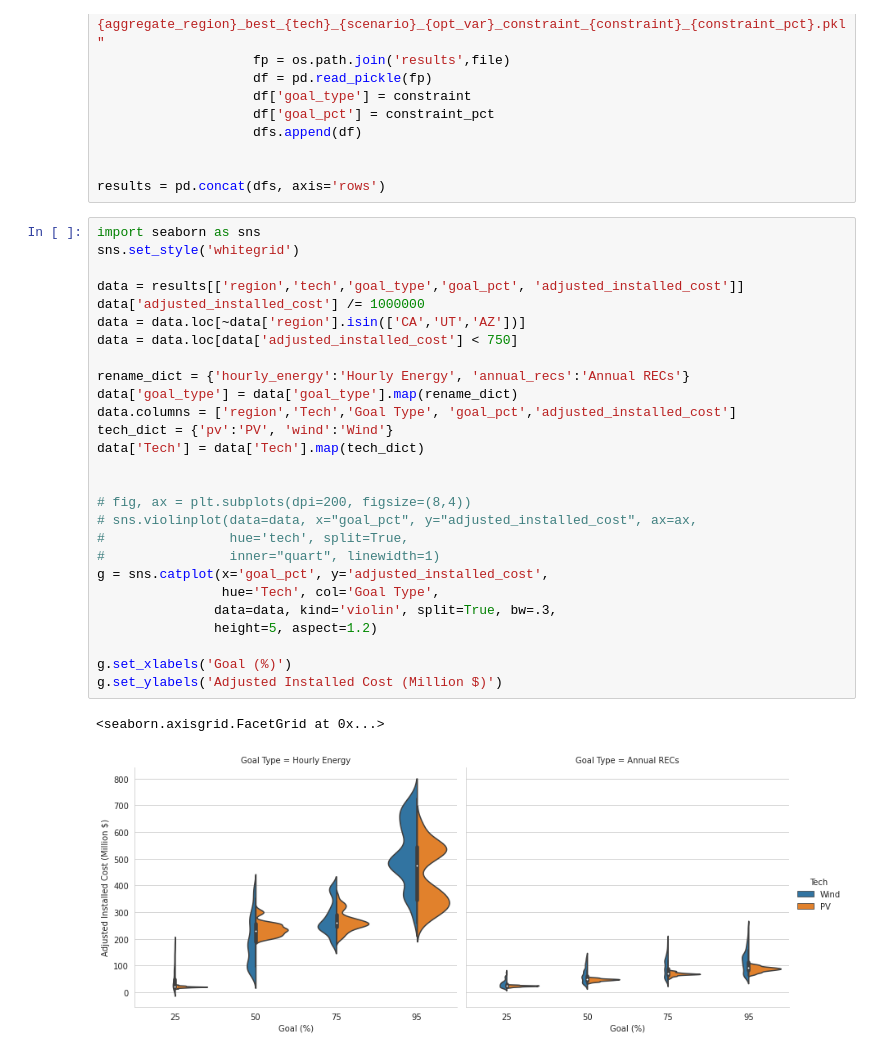
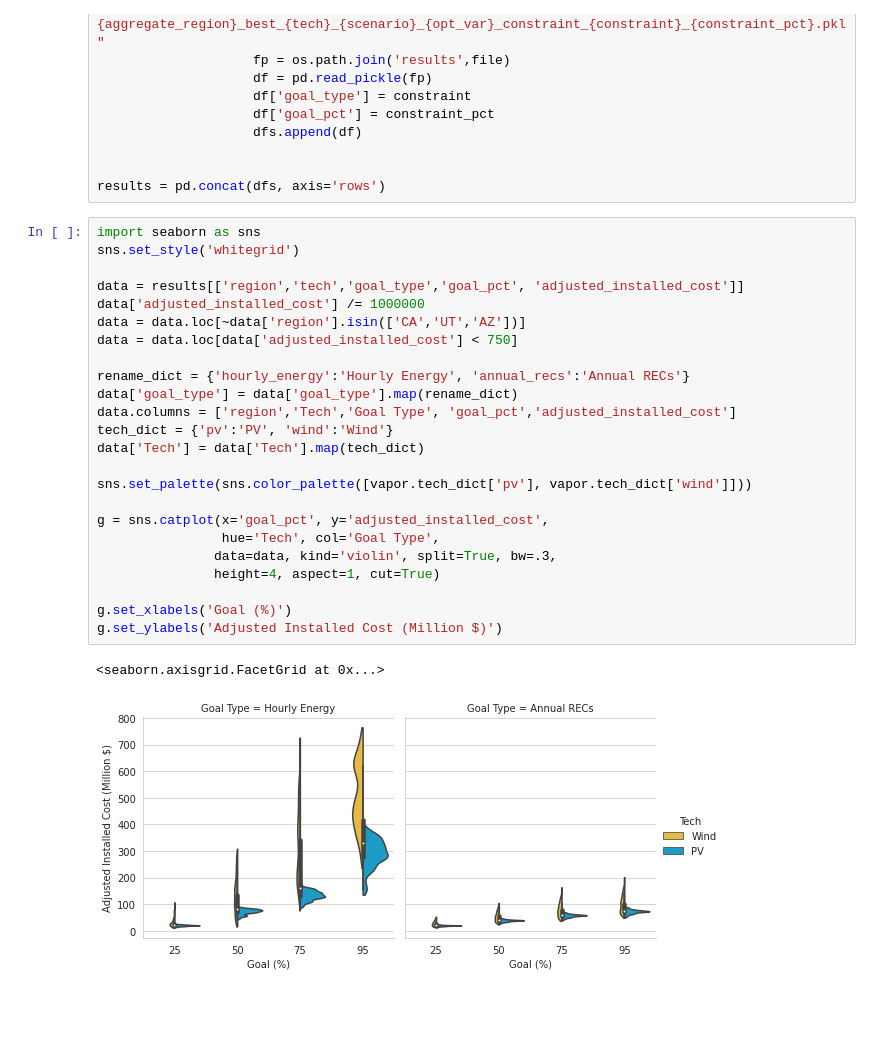
Before and after one commit to NREL/vapor, a Jupyter notebook: notebooks/viz_constraint.ipynb, the cells around one changed output. Cells and saved outputs as stored; diff of their text form; blank space fills up the shorter version.

```diff
--- a/notebooks/viz_constraint.ipynb
+++ b/notebooks/viz_constraint.ipynb
@@ -41,33 +41,30 @@ results = pd.concat(dfs, axis='rows')
 # %%
 import seaborn as sns
 sns.set_style('whitegrid')
 
 data = results[['region','tech','goal_type','goal_pct', 'adjusted_installed_cost']]
 data['adjusted_installed_cost'] /= 1000000
 data = data.loc[~data['region'].isin(['CA','UT','AZ'])]
 data = data.loc[data['adjusted_installed_cost'] < 750]
 
 rename_dict = {'hourly_energy':'Hourly Energy', 'annual_recs':'Annual RECs'}
 data['goal_type'] = data['goal_type'].map(rename_dict)
 data.columns = ['region','Tech','Goal Type', 'goal_pct','adjusted_installed_cost']
 tech_dict = {'pv':'PV', 'wind':'Wind'}
 data['Tech'] = data['Tech'].map(tech_dict)
 
+sns.set_palette(sns.color_palette([vapor.tech_dict['pv'], vapor.tech_dict['wind']]))
 
-# fig, ax = plt.subplots(dpi=200, figsize=(8,4))
-# sns.violinplot(data=data, x="goal_pct", y="adjusted_installed_cost", ax=ax,
-#                hue='tech', split=True,
-#                inner="quart", linewidth=1)
 g = sns.catplot(x='goal_pct', y='adjusted_installed_cost',
                 hue='Tech', col='Goal Type',
                data=data, kind='violin', split=True, bw=.3,
-               height=5, aspect=1.2)
+               height=4, aspect=1, cut=True)
 
 g.set_xlabels('Goal (%)')
 g.set_ylabels('Adjusted Installed Cost (Million $)')
 # %% [output]
 <seaborn.axisgrid.FacetGrid at 0x...>
-[figure, old version]
+[figure, new version]
 # %%
 grouped = results.groupby(['tech','goal_type','goal_pct'], as_index=False)\
                 [['adjusted_installed_cost','annual_energy','marginal_cost_mwh','lifetime_co2_rate_avg',]].mean()
```
Also changed, not shown: parts of 4 cells of this notebook, 4 other files.
